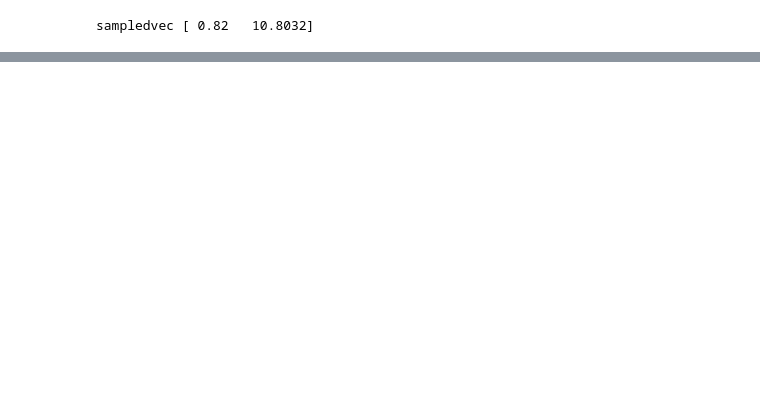
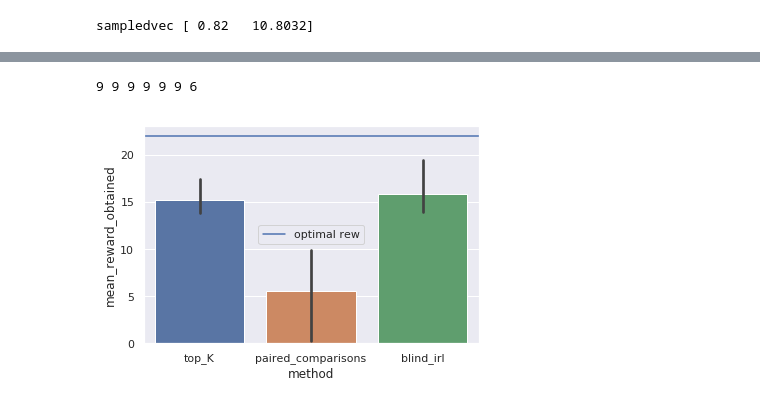
Before and after one commit to qxcv/bootstrapping-bias-learning, a Jupyter notebook: multi_learn.ipynb, the cells around one changed output, grey strips where cells are left out. Cells and saved outputs as stored; diff of their text form; code cells hidden in the pictures; blank space fills up the shorter version.

```diff
--- a/multi_learn.ipynb
+++ b/multi_learn.ipynb
@@ -517,10 +468,9 @@ def topK_dist(top_K_dataset):
 # %%
 # Plot 1. Method comparison.
-
 model_list = [top_K_feedback_model, pc_feedback_model, irl_feedback_model]
 data_list = [top_K_dataset, comparison_dataset, irl_dataset]
 bias_list = [top_K_bias_params, pc_bias_params, irl_bias_params]
-use_bias_list = [False, True, False]
+use_bias_list = [False, True, True]
 rmodel = r_models.LinearRewardModel(env.obs_dim)
 rmodel.set_params(env.reward_matrix)
 # %%
@@ -540,5 +490,6 @@ def evaluate_full(rmodel):
     trajs = mce_irl.mce_irl_sample(env, 100, R=rmodel.get_params())
     rews = get_rew(trajs, rmodel.get_params())
 
-    return rmodel.get_params(), rews, trajs
+
+    return rmodel.get_params(), rews, om
 # %%
@@ -582,0 +542,20 @@ SyntaxError: invalid syntax (<ipython-input-32-879260d872b3>, line 27)
+# %%
+rmodel.set_params(env.reward_matrix)
+r, mean_rew_opt, obs_f = evaluate_full(rmodel)
+obs_optimal = [obs_f]*len(method)
+optimal_rew = [mean_rew_opt]*len(method)
+real_rew = [r]*len(method)
+# %%
+print(len(biases_recovered), len(real_rew), len(recovered_reward), len(mean_reward_obtained),
+     len(obs_obtained), len(optimal_rew), len(biases_actual))
+res = pd.DataFrame({
+    'biases_recoverd':biases_recovered,
+    'recovered_reward':recovered_reward,
+    'mean_reward_obtained':mean_reward_obtained,
+    'obs_obtained':obs_obtained,
+    'obs_optimal':obs_optimal,
+    'optimal_rew':optimal_rew,
+    'method':method
+})
+# %% [output]
+9 9 9 9 9 9 6
@@ -582,0 +564,7 @@ SyntaxError: invalid syntax (<ipython-input-32-879260d872b3>, line 27)
+# %%
+sns.barplot(x='method', y='mean_reward_obtained', data=res)
+plt.axhline(22, label='optimal rew')
+plt.legend()
+plt.savefig('./images/init_results_linear_modded.png')
+# %% [output]
+[figure, added]
```
Also changed, not shown: parts of 19 cells of this notebook, 3 other files.
